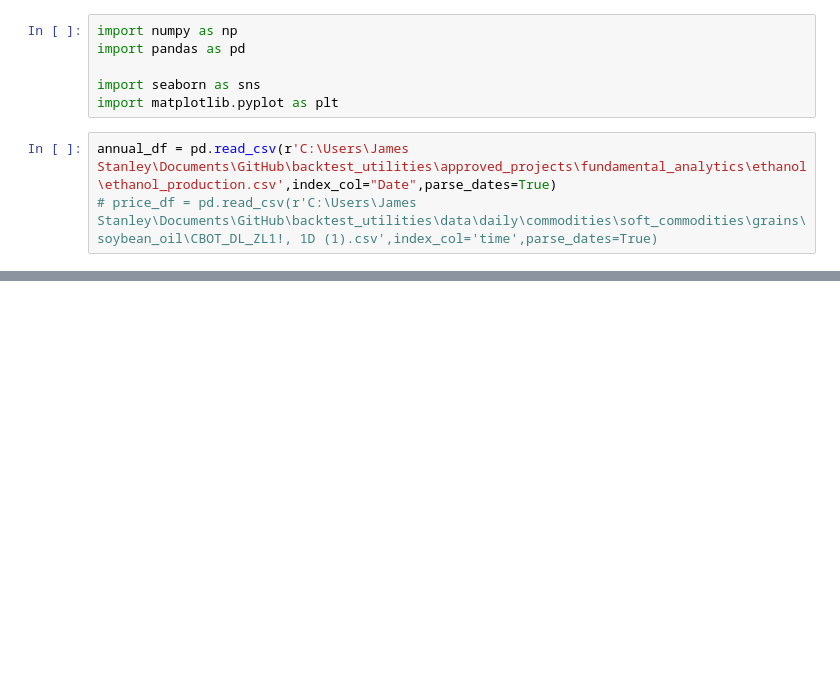
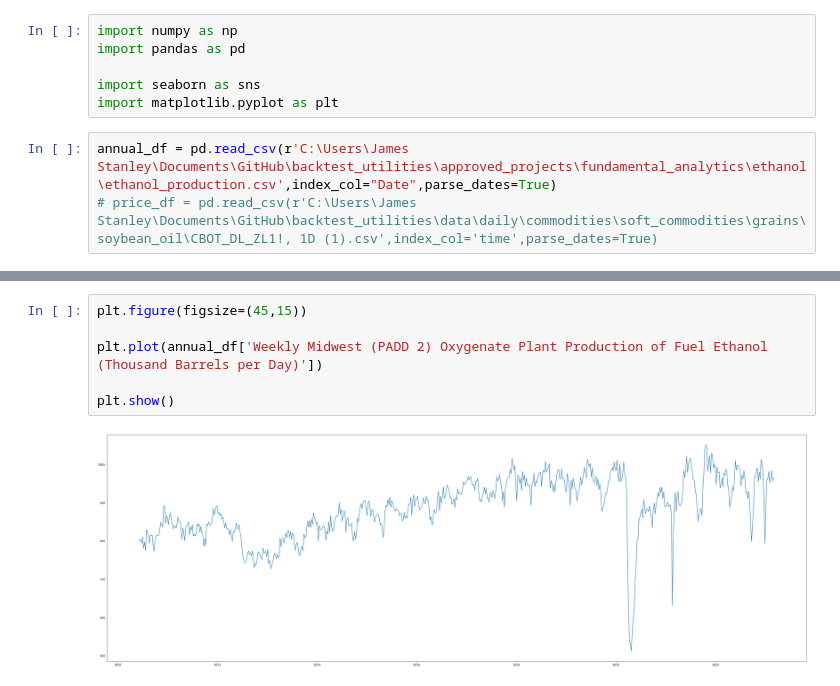
Before and after one commit to jamsyd/jamsydLibrary, a Jupyter notebook: approved_projects/fundamental_analytics/ethanol/soybean_oil copy.ipynb, the cells around one changed output, grey strips where cells are left out. Drawn from its saved outputs; the diff is of its cells as text; blank space fills up the shorter version.

```diff
--- a/approved_projects/fundamental_analytics/ethanol/soybean_oil copy.ipynb
+++ b/approved_projects/fundamental_analytics/ethanol/soybean_oil copy.ipynb
@@ -32,3 +30,11 @@ KeyError: 'STOCK/USE (%)'
+# %%
+plt.figure(figsize=(45,15))
+
+plt.plot(annual_df['Weekly Midwest (PADD 2) Oxygenate Plant Production of Fuel Ethanol  (Thousand Barrels per Day)'])
+
+plt.show()
+# %% [output]
+[figure, added]
 # %%
 for column in annual_df.columns:
 
```
Also changed, not shown: parts of 8 cells of this notebook, 58 other files.
